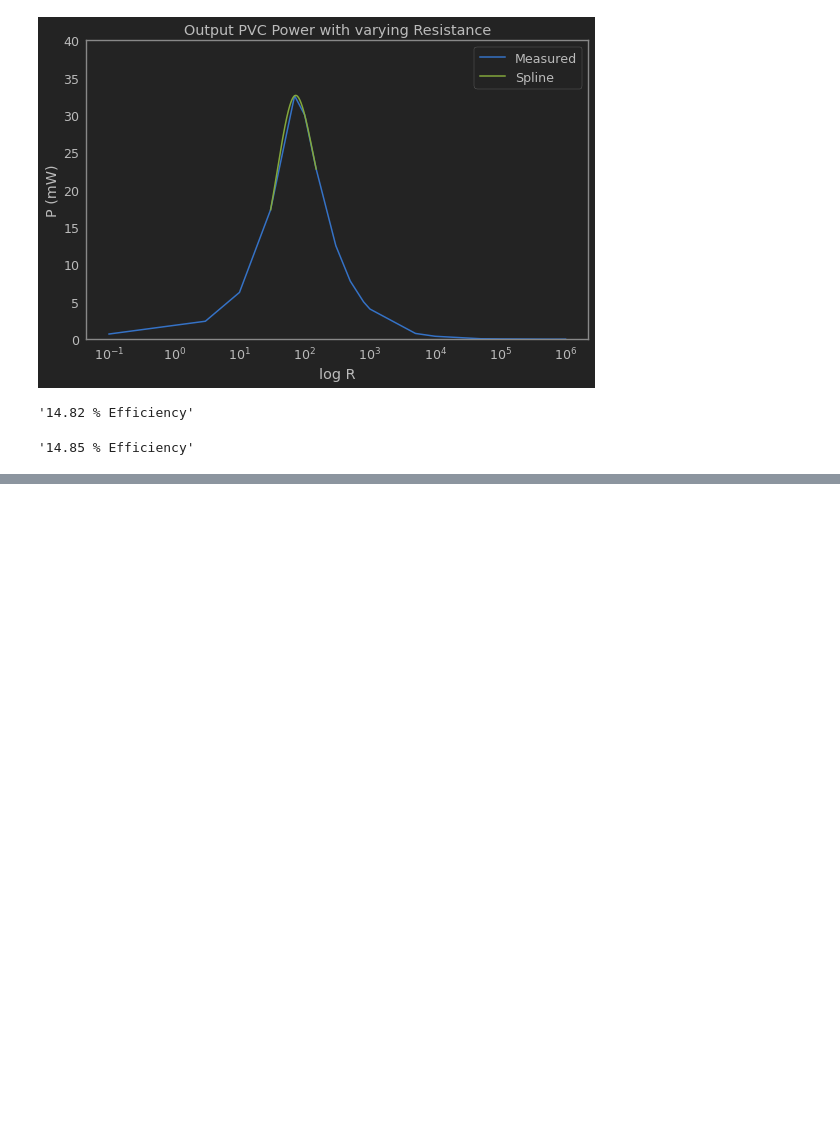
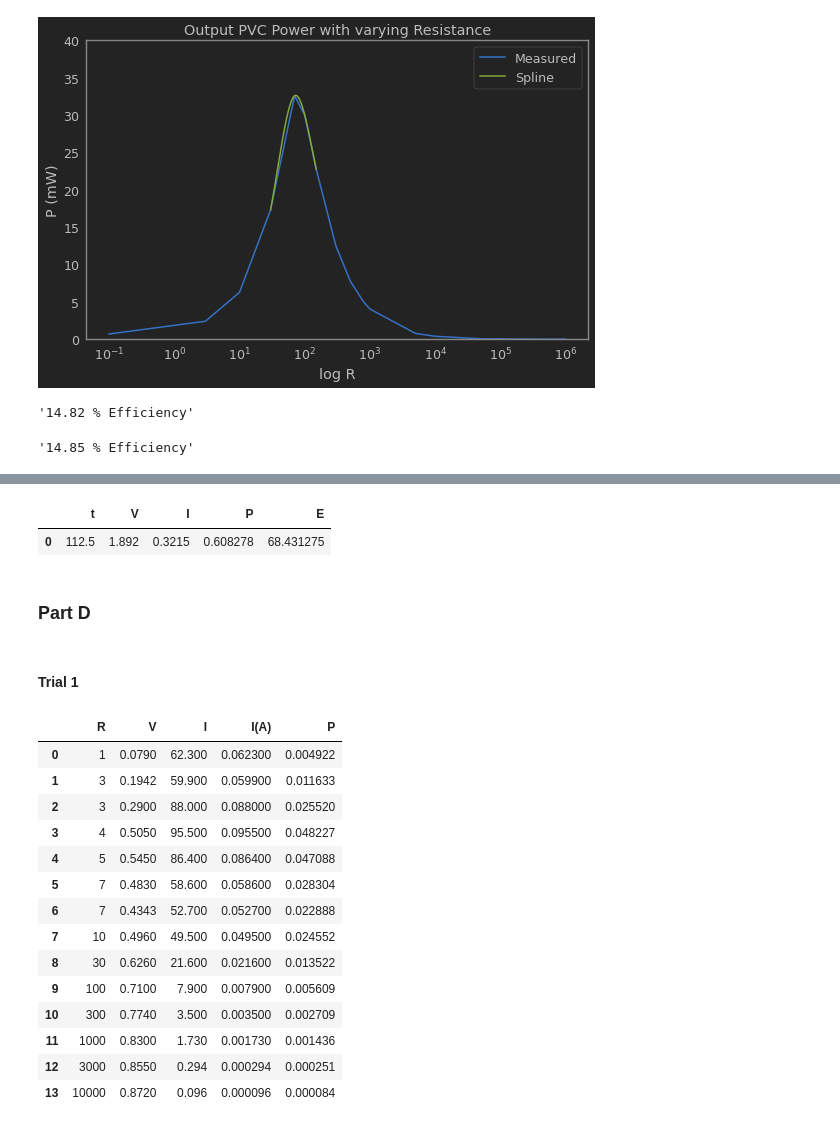
Before and after one commit to trevorm4x/APL-fuel-first, a Jupyter notebook: Lab/Lab1/APL_1_cell.ipynb, the cells around one changed output, grey strips where cells are left out. Cells and saved outputs as stored; diff of their text form; code cells hidden in the pictures; blank space fills up the shorter version.

```diff
--- a/Lab/Lab1/APL_1_cell.ipynb
+++ b/Lab/Lab1/APL_1_cell.ipynb
@@ -163,0 +183,9 @@ f"{np.round(y.max()/total_avg_light_power * 1e-3 * 100, 2)} % Efficiency"
+# %%
+res
+# %% [output]
+|  | t | V | I | P | E |
+| 0 | 112.5 | 1.892 | 0.3215 | 0.608278 | 68.431275 |
+# %% [markdown]
+### Part D
+# %% [markdown]
+#### Trial 1
@@ -163,0 +210,18 @@ f"{np.round(y.max()/total_avg_light_power * 1e-3 * 100, 2)} % Efficiency"
+# %%
+res
+# %% [output]
+|  | R | V | I | I(A) | P |
+| 0 | 1 | 0.0790 | 62.300 | 0.062300 | 0.004922 |
+| 1 | 3 | 0.1942 | 59.900 | 0.059900 | 0.011633 |
+| 2 | 3 | 0.2900 | 88.000 | 0.088000 | 0.025520 |
+| 3 | 4 | 0.5050 | 95.500 | 0.095500 | 0.048227 |
+| 4 | 5 | 0.5450 | 86.400 | 0.086400 | 0.047088 |
+| 5 | 7 | 0.4830 | 58.600 | 0.058600 | 0.028304 |
+| 6 | 7 | 0.4343 | 52.700 | 0.052700 | 0.022888 |
+| 7 | 10 | 0.4960 | 49.500 | 0.049500 | 0.024552 |
+| 8 | 30 | 0.6260 | 21.600 | 0.021600 | 0.013522 |
+| 9 | 100 | 0.7100 | 7.900 | 0.007900 | 0.005609 |
+| 10 | 300 | 0.7740 | 3.500 | 0.003500 | 0.002709 |
+| 11 | 1000 | 0.8300 | 1.730 | 0.001730 | 0.001436 |
+| 12 | 3000 | 0.8550 | 0.294 | 0.000294 | 0.000251 |
+| 13 | 10000 | 0.8720 | 0.096 | 0.000096 | 0.000084 |
```
Also changed, not shown: parts of 27 cells of this notebook.
